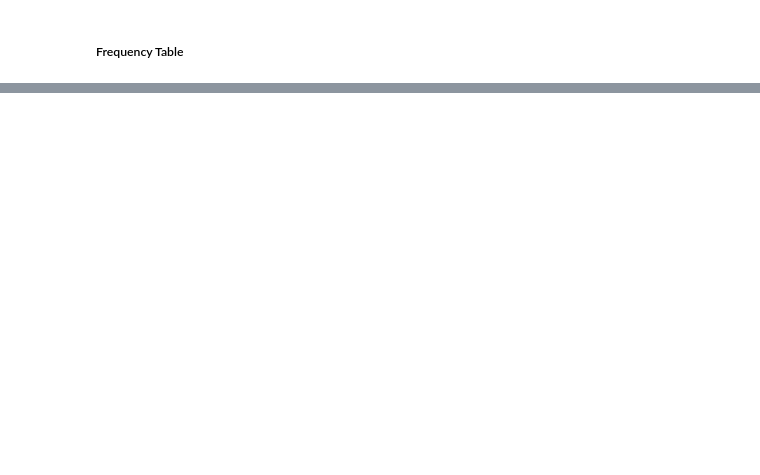
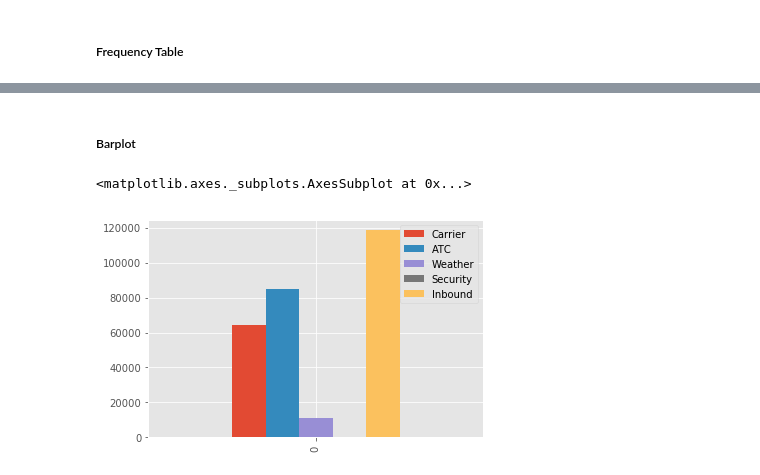
Before and after one commit to dhanonethree/xml2csv, a Jupyter notebook: Chapter1.ipynb, the cells around one changed output, grey strips where cells are left out. Drawn from its saved outputs; the diff is of its cells as text; code cells hidden in the pictures; blank space fills up the shorter version.

```diff
--- a/Chapter1.ipynb
+++ b/Chapter1.ipynb
@@ -336,0 +362,10 @@ Index([u'(526935.67, 3899110.545]', u'(3899110.545, 7234595.0909]',
+# %% [markdown]
+##### Barplot
+# %%
+dfw_file_path = os.path.join(fold_path, 'dfw_airline.csv')
+dfw = pd.read_csv(dfw_file_path)
+# %%
+dfw.plot(kind='bar')
+# %% [output]
+<matplotlib.axes._subplots.AxesSubplot at 0x...>
+[figure, added]
```
Also changed, not shown: parts of 28 cells of this notebook.
